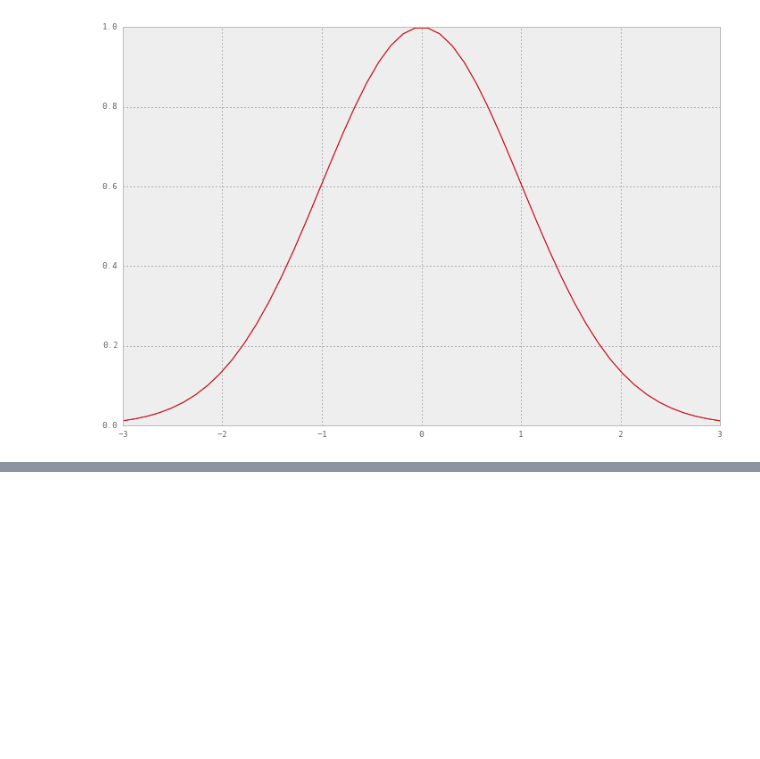
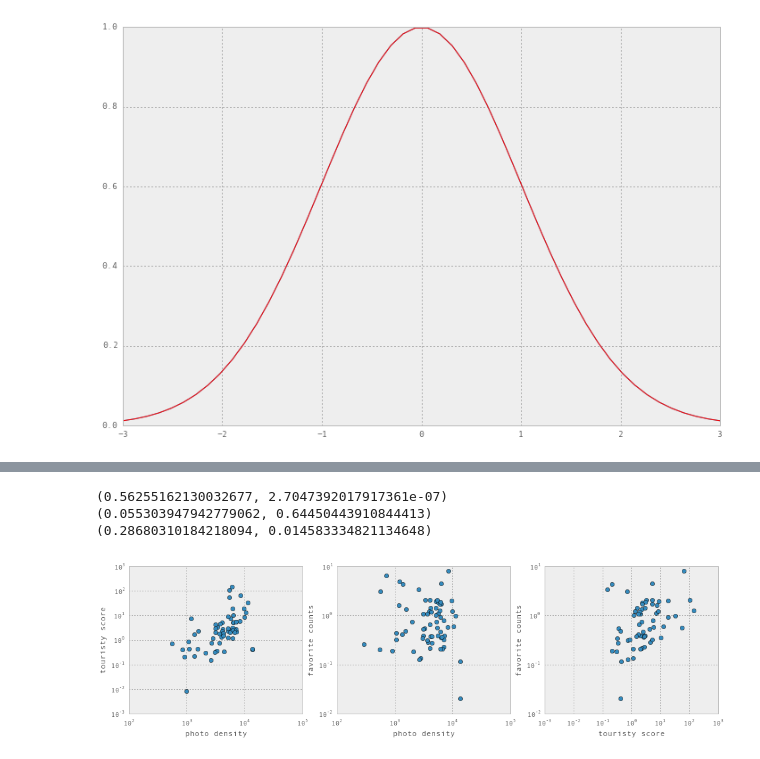
Before and after one commit to helenaxwang/AveNeue, a Jupyter notebook: analyze_flickr.py.ipynb, the cells around one changed output, grey strips where cells are left out. Drawn from its saved outputs; the diff is of its cells as text; code cells hidden in the pictures; blank space fills up the shorter version.

```diff
--- a/analyze_flickr.py.ipynb
+++ b/analyze_flickr.py.ipynb
@@ -375,0 +401,18 @@ u'/Users/Helena/Projects/Insight/flask_site/app'
+# %%
+# different way to calculate favorite counts
+# use the reduced data set with duplicate users taken out for each half hour interval
+# user the cluster labels to restrict photos
+def get_favcounts_sql2(db,clusterid):
+    with db:
+        cur = db.cursor(mdb.cursors.DictCursor)
+        cmd = "SELECT flickr_favorites.Id, Fav FROM flickr_yahoo_nyc2 JOIN flickr_favorites \
+        ON flickr_yahoo_nyc2.Id = flickr_favorites.Id\
+        WHERE cluster_label = %d" % clusterid
+        cur.execute(cmd)
+        results = cur.fetchall()
+    return results
+
+fav_counts = get_favcounts_sql2(db,0)
+fav_counts = pd.DataFrame(fav_counts)
+print fav_counts.head()
+print fav_counts['Fav'].describe()
@@ -418,0 +501,32 @@ ZeroDivisionError: float division by zero
+# %%
+# plot shit
+fig = plt.figure(figsize=(16,4))
+ax = fig.add_subplot(131)
+plt.plot(all_density,all_score,'o')
+plt.yscale('log')
+plt.xscale('log')
+plt.xlabel('photo density')
+plt.ylabel('touristy score')
+#np.corrcoef(np.log(all_density),np.log(np.array(all_score)+1))
+print pearsonr(np.log(all_density),np.log(np.array(all_score)+1))
+
+ax = fig.add_subplot(132)
+plt.plot(all_density,all_fav,'o')
+plt.yscale('log')
+plt.xscale('log')
+plt.xlabel('photo density')
+plt.ylabel('favorite counts')
+print pearsonr(np.log(all_density),np.log(np.array(all_fav)+1))
+
+ax = fig.add_subplot(133)
+plt.plot(all_score,all_fav,'o')
+plt.yscale('log')
+plt.xscale('log')
+plt.xlabel('touristy score')
+plt.ylabel('favorite counts')
+print pearsonr(np.log(np.array(all_score)+1), np.log(np.array(all_fav)+1))
+# %% [output]
+(0.56255162130032677, 2.7047392017917361e-07)
+(0.055303947942779062, 0.64450443910844413)
+(0.28680310184218094, 0.014583334821134648)
+[figure, added]
```
Also changed, not shown: parts of 8 cells of this notebook, 9 other files.
